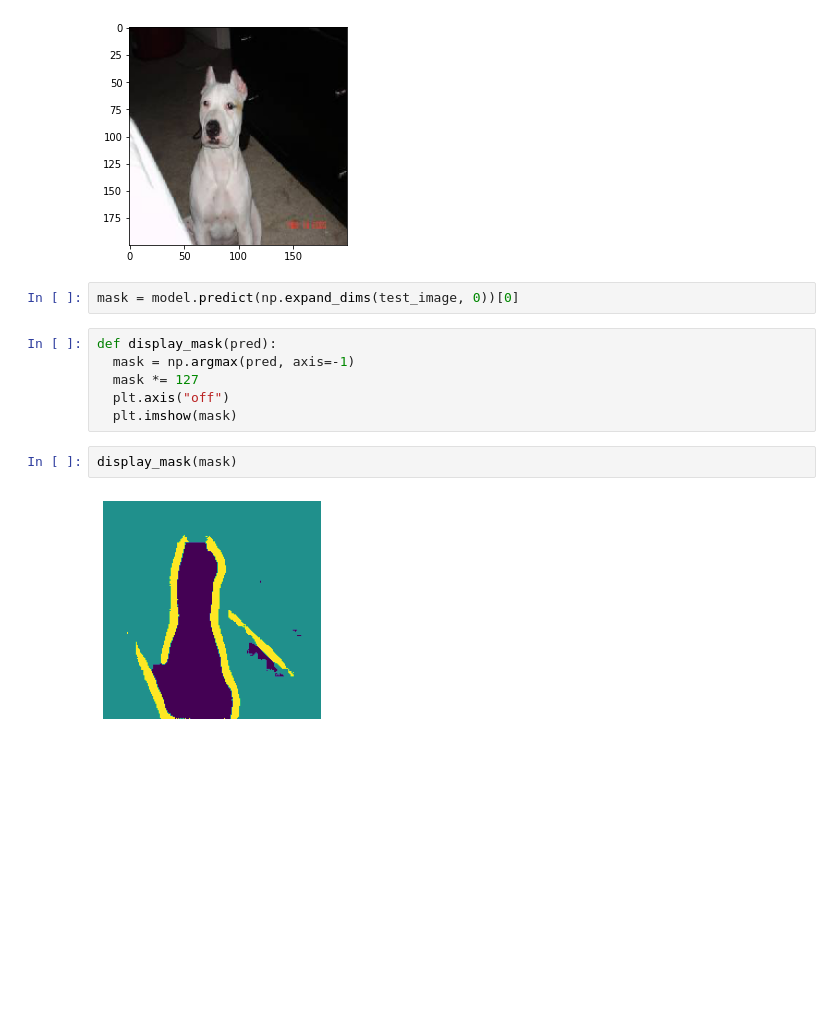
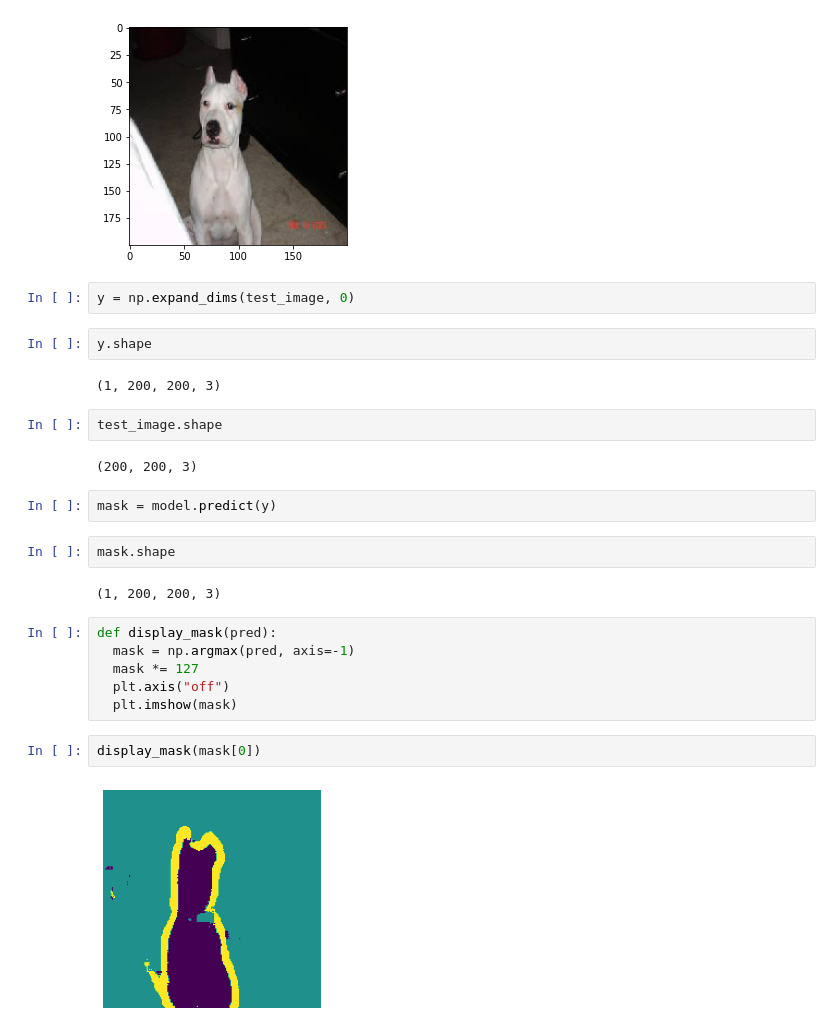
Before and after one commit to santoshrsarangi/tensorflow, a Jupyter notebook: computer-vision/5_image_segmentation.ipynb, the cells around one changed output. Drawn from its saved outputs; the diff is of its cells as text; blank space fills up the shorter version.

```diff
--- a/computer-vision/5_image_segmentation.ipynb
+++ b/computer-vision/5_image_segmentation.ipynb
@@ -297,7 +284,21 @@ plt.imshow(array_to_img(test_image))
 <matplotlib.image.AxesImage at 0x...>
 [figure]
 # %%
-mask = model.predict(np.expand_dims(test_image, 0))[0]
+y = np.expand_dims(test_image, 0)
+# %%
+y.shape
+# %% [output]
+(1, 200, 200, 3)
+# %%
+test_image.shape
+# %% [output]
+(200, 200, 3)
+# %%
+mask = model.predict(y)
+# %%
+mask.shape
+# %% [output]
+(1, 200, 200, 3)
 # %%
 def display_mask(pred):
   mask = np.argmax(pred, axis=-1)
@@ -305,6 +306,6 @@ def display_mask(pred):
   plt.axis("off")
   plt.imshow(mask)
 # %%
-display_mask(mask)
+display_mask(mask[0])
 # %% [output]
-[figure, old version]
+[figure, new version]
```
Also changed, not shown: parts of 5 cells of this notebook.
